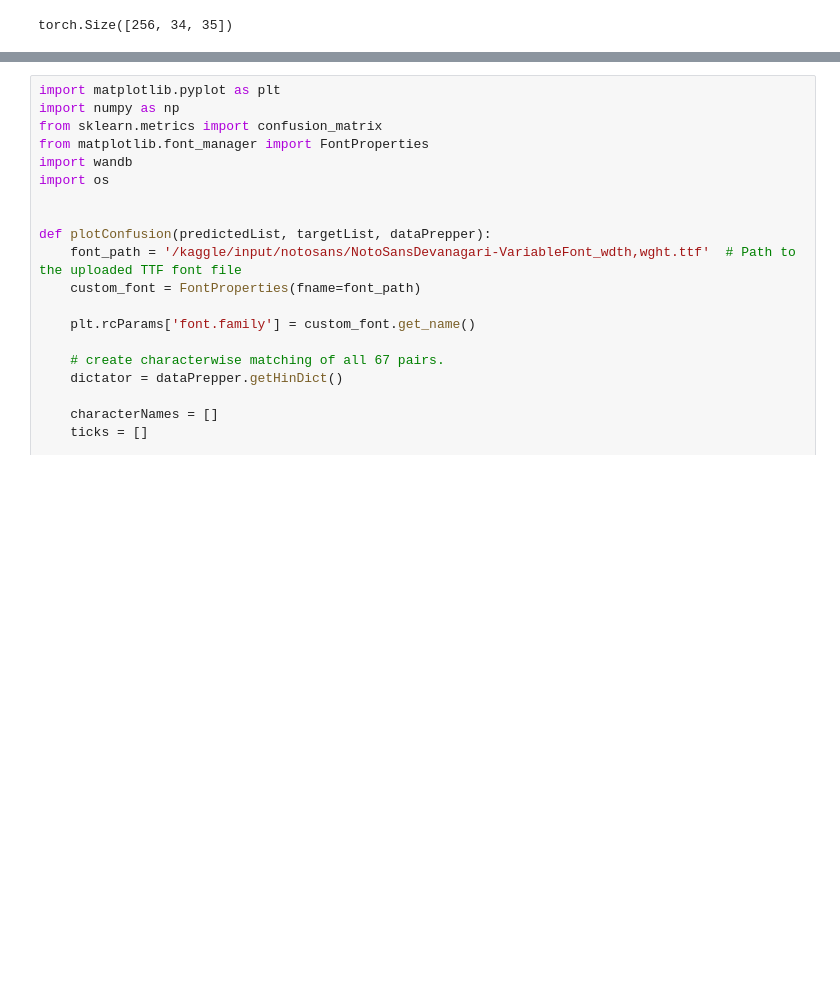
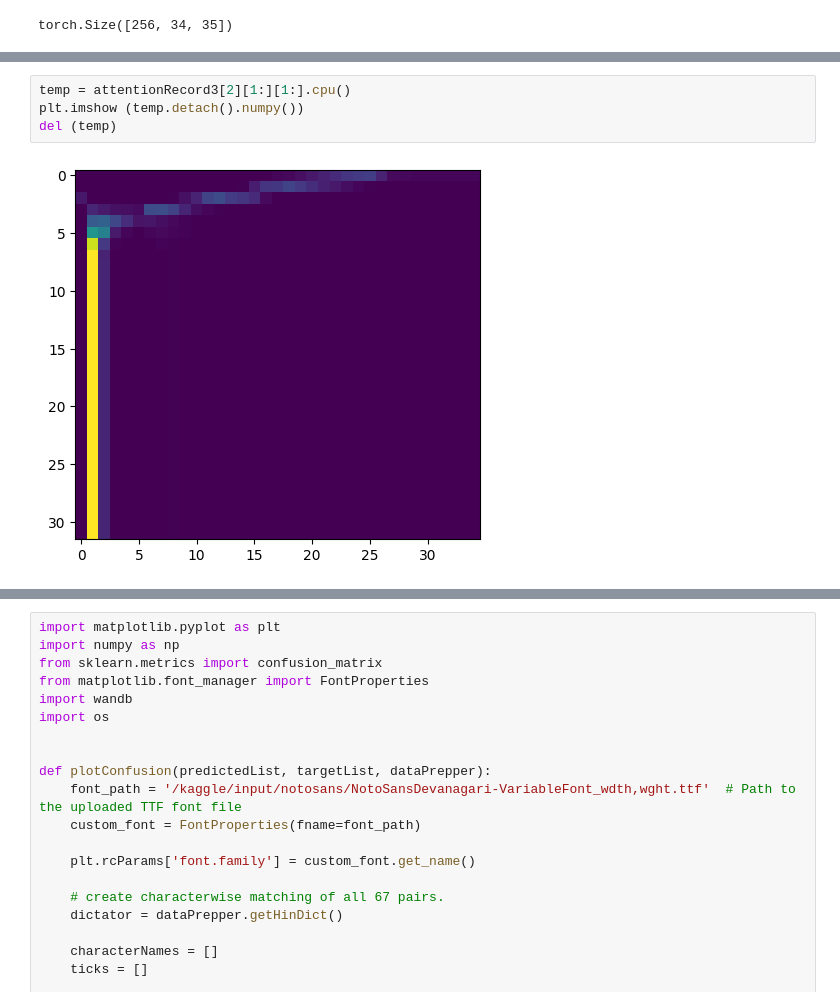
Before and after one commit to Barenya255/DLAssignment3, a Jupyter notebook: testingForAttentionAndHeatMaps.ipynb, the cells around one changed output, grey strips where cells are left out. Drawn from its saved outputs; the diff is of its cells as text; blank space fills up the shorter version.

```diff
--- a/testingForAttentionAndHeatMaps.ipynb
+++ b/testingForAttentionAndHeatMaps.ipynb
@@ -871,0 +865,6 @@ wandb: Appending key for api.wandb.ai to your netrc file: /root/.netrc
+# %%
+temp = attentionRecord3[2][1:][1:].cpu()
+plt.imshow (temp.detach().numpy())
+del (temp)
+# %% [output]
+[figure, added]
```
Also changed, not shown: parts of 10 cells of this notebook.
